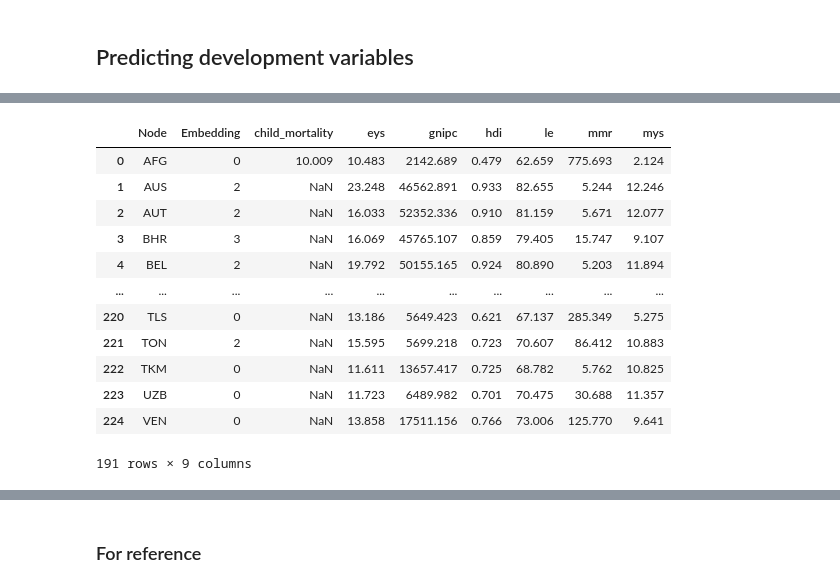
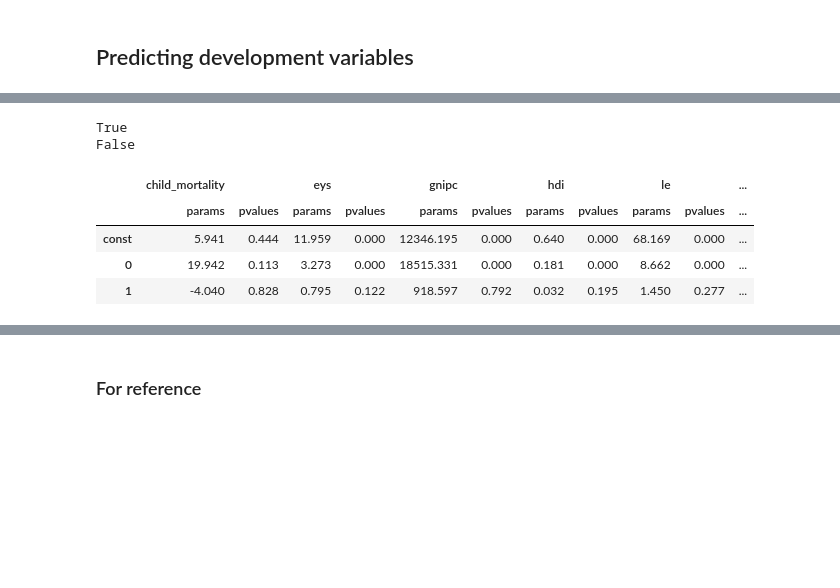
Before and after one commit to Nikolaj90/ImaginoTransference, a Jupyter notebook: struc2vec/testing/quality_design.ipynb, the cells around one changed output, grey strips where cells are left out. Drawn from its saved outputs; the diff is of its cells as text; code cells hidden in the pictures; blank space fills up the shorter version.

```diff
--- a/struc2vec/testing/quality_design.ipynb
+++ b/struc2vec/testing/quality_design.ipynb
@@ -89,16 +132,0 @@ X_hdi = pd.get_dummies(df_hdi["Embedding"], drop_first=True, dtype=int)
-# %%
-df_hdi.dropna(subset="eys")
-# %% [output]
-|  | Node | Embedding | child_mortality | eys | gnipc | hdi | le | mmr | mys |
-| 0 | AFG | 0 | 10.009 | 10.483 | 2142.689 | 0.479 | 62.659 | 775.693 | 2.124 |
-| 1 | AUS | 2 | NaN | 23.248 | 46562.891 | 0.933 | 82.655 | 5.244 | 12.246 |
-| 2 | AUT | 2 | NaN | 16.033 | 52352.336 | 0.910 | 81.159 | 5.671 | 12.077 |
-| 3 | BHR | 3 | NaN | 16.069 | 45765.107 | 0.859 | 79.405 | 15.747 | 9.107 |
-| 4 | BEL | 2 | NaN | 19.792 | 50155.165 | 0.924 | 80.890 | 5.203 | 11.894 |
-| ... | ... | ... | ... | ... | ... | ... | ... | ... | ... |
-| 220 | TLS | 0 | NaN | 13.186 | 5649.423 | 0.621 | 67.137 | 285.349 | 5.275 |
-| 221 | TON | 2 | NaN | 15.595 | 5699.218 | 0.723 | 70.607 | 86.412 | 10.883 |
-| 222 | TKM | 0 | NaN | 11.611 | 13657.417 | 0.725 | 68.782 | 5.762 | 10.825 |
-| 223 | UZB | 0 | NaN | 11.723 | 6489.982 | 0.701 | 70.475 | 30.688 | 11.357 |
-| 224 | VEN | 0 | NaN | 13.858 | 17511.156 | 0.766 | 73.006 | 125.770 | 9.641 |
-191 rows × 9 columns
@@ -104,0 +138,7 @@ df_hdi.dropna(subset="eys")
+# %%
+for column in df_hdi.columns:
+    if "Embedding" in column:
+        print(column[-1] == "3")
+# %% [output]
+True
+False
@@ -104,0 +178,8 @@ df_hdi.dropna(subset="eys")
+# %%
+getHDITable(df_hdi, n_emb="3")
+# %% [output]
+|  | child_mortality |  | eys |  | gnipc |  | hdi |  | le |  | ... |
+|  | params | pvalues | params | pvalues | params | pvalues | params | pvalues | params | pvalues | ... |
+| const | 5.941 | 0.444 | 11.959 | 0.000 | 12346.195 | 0.000 | 0.640 | 0.000 | 68.169 | 0.000 | ... |
+| 0 | 19.942 | 0.113 | 3.273 | 0.000 | 18515.331 | 0.000 | 0.181 | 0.000 | 8.662 | 0.000 | ... |
+| 1 | -4.040 | 0.828 | 0.795 | 0.122 | 918.597 | 0.792 | 0.032 | 0.195 | 1.450 | 0.277 | ... |
```
Also changed, not shown: parts of 25 cells of this notebook, 5 other files.
